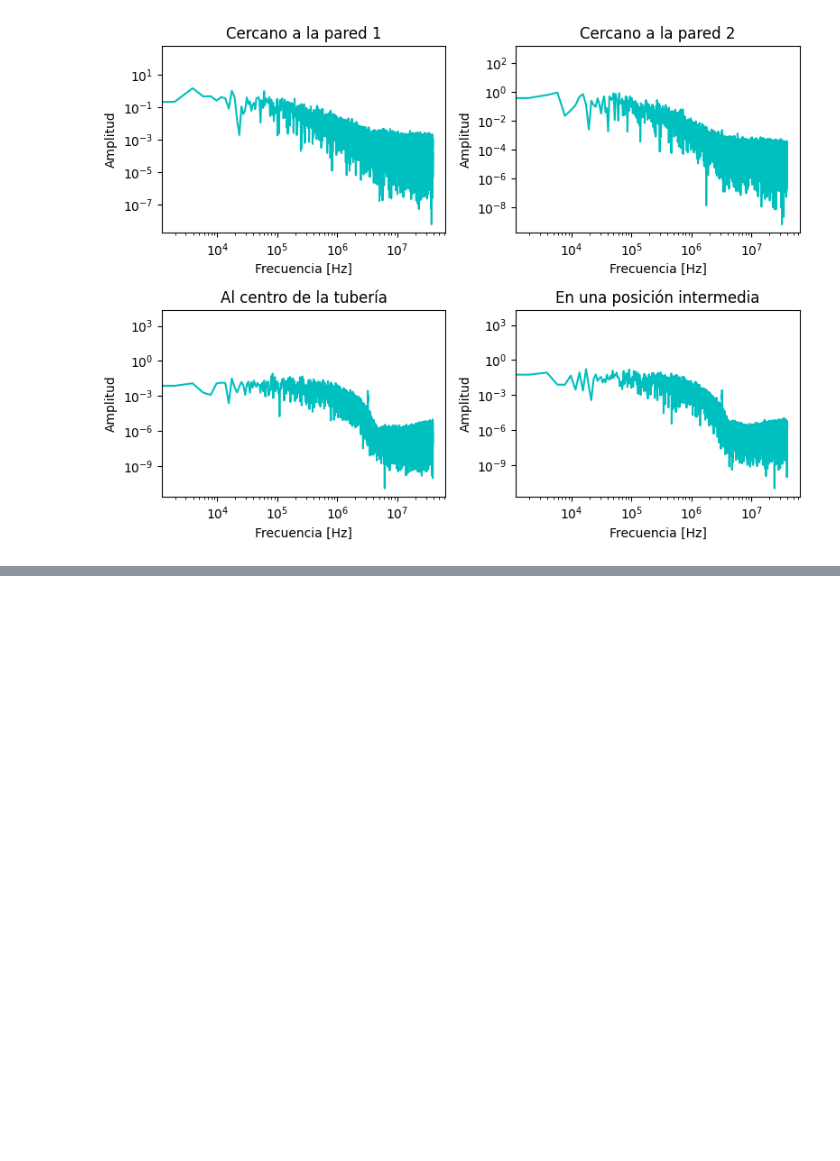
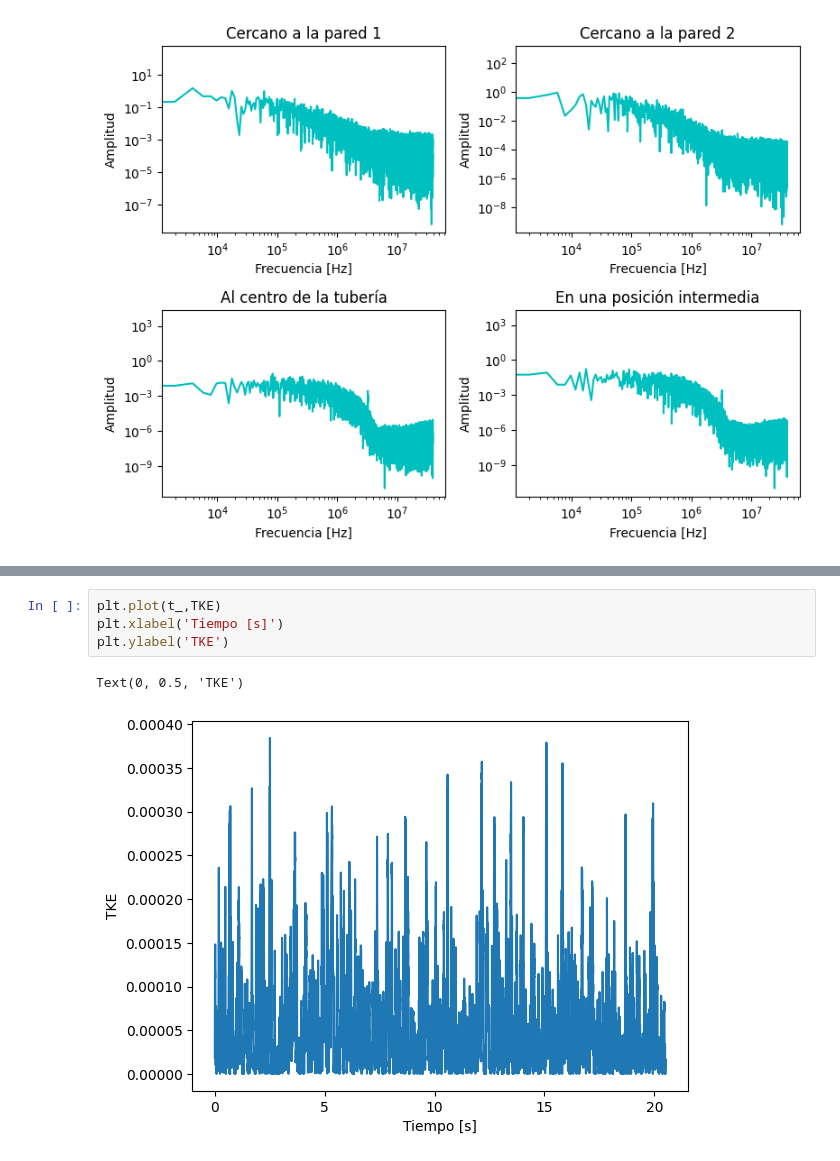
Before and after one commit to Daniel-SebastianGaete/ProyectoFluidos, a Jupyter notebook: main.ipynb, the cells around one changed output, grey strips where cells are left out. Saved outputs shown, nothing was run; the diff lists cells and outputs as text; blank space fills up the shorter version.

```diff
--- a/main.ipynb
+++ b/main.ipynb
@@ -377,0 +390,7 @@ plt.show()
+# %%
+plt.plot(t_,TKE)
+plt.xlabel('Tiempo [s]')
+plt.ylabel('TKE')
+# %% [output]
+Text(0, 0.5, 'TKE')
+[figure, added]
```
Also changed, not shown: parts of 2 cells of this notebook.
